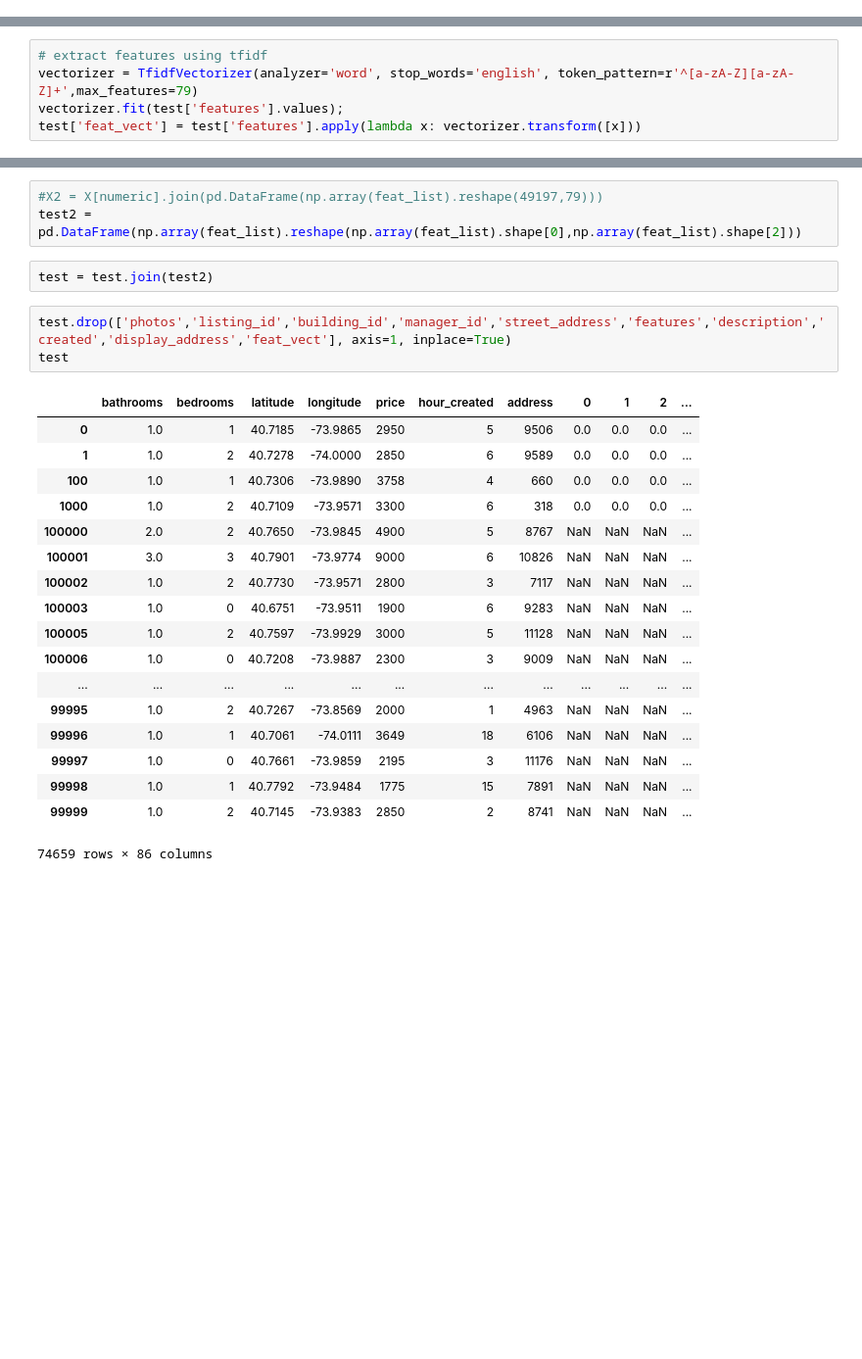
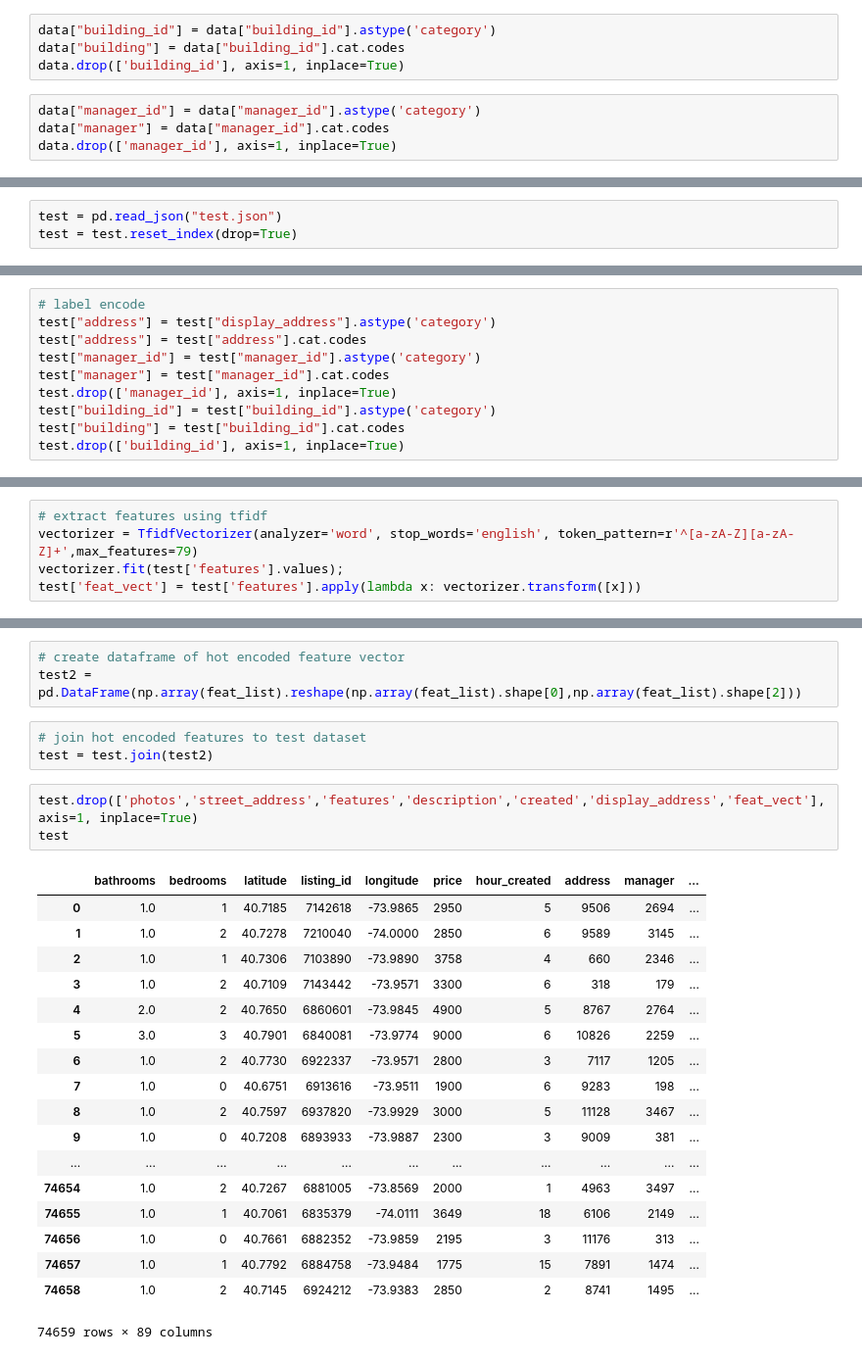
Before and after one commit to taryn-c/CMPT459-Project, a Jupyter notebook: Decision Tree.ipynb, the cells around one changed output, grey strips where cells are left out. Shown at 98% size. Cells and saved outputs as stored; diff of their text form; blank space fills up the shorter version.

```diff
--- a/Decision Tree.ipynb
+++ b/Decision Tree.ipynb
@@ -28,6 +35,14 @@ data.drop(['interest_level'], axis=1, inplace=True)
 data["address"] = data["display_address"].astype('category')
 data["address"] = data["address"].cat.codes
 data.drop(['display_address'], axis=1, inplace=True)
+# %%
+data["building_id"] = data["building_id"].astype('category')
+data["building"] = data["building_id"].cat.codes
+data.drop(['building_id'], axis=1, inplace=True)
+# %%
+data["manager_id"] = data["manager_id"].astype('category')
+data["manager"] = data["manager_id"].cat.codes
+data.drop(['manager_id'], axis=1, inplace=True)
 # %% [markdown]
 ## Split our data
 
@@ -276 +480,4 @@ X2 = X[numeric].join(X2)
+# %%
+test = pd.read_json("test.json")
+test = test.reset_index(drop=True)
 # %%
@@ -286,3 +488,13 @@ test["address"] = test["address"].cat.codes
+# %%
+# label encode
+test["address"] = test["display_address"].astype('category')
+test["address"] = test["address"].cat.codes
+test["manager_id"] = test["manager_id"].astype('category')
+test["manager"] = test["manager_id"].cat.codes
+test.drop(['manager_id'], axis=1, inplace=True)
+test["building_id"] = test["building_id"].astype('category')
+test["building"] = test["building_id"].cat.codes
+test.drop(['building_id'], axis=1, inplace=True)
 # %%
 # convert features list to string
 test['features'] = test['features'].apply(lambda x: ' '.join(x))
@@ -297,29 +510,30 @@ feat_list = []
 for i in feat:
     feat_list.append(i)
 # %%
-#X2 = X[numeric].join(pd.DataFrame(np.array(feat_list).reshape(49197,79)))
+# create dataframe of hot encoded feature vector
 test2 = pd.DataFrame(np.array(feat_list).reshape(np.array(feat_list).shape[0],np.array(feat_list).shape[2]))
-# %%
-test = test.join(test2)
+# %%
+# join hot encoded features to test dataset
+test = test.join(test2)
 # %%
-test.drop(['photos','listing_id','building_id','manager_id','street_address','features','description','created','display_address','feat_vect'], axis=1, inplace=True)
+test.drop(['photos','street_address','features','description','created','display_address','feat_vect'], axis=1, inplace=True)
 test
 # %% [output]
-|  | bathrooms | bedrooms | latitude | longitude | price | hour_created | address | 0 | 1 | 2 | ... |
-| 0 | 1.0 | 1 | 40.7185 | -73.9865 | 2950 | 5 | 9506 | 0.0 | 0.0 | 0.0 | ... |
-| 1 | 1.0 | 2 | 40.7278 | -74.0000 | 2850 | 6 | 9589 | 0.0 | 0.0 | 0.0 | ... |
-| 100 | 1.0 | 1 | 40.7306 | -73.9890 | 3758 | 4 | 660 | 0.0 | 0.0 | 0.0 | ... |
-| 1000 | 1.0 | 2 | 40.7109 | -73.9571 | 3300 | 6 | 318 | 0.0 | 0.0 | 0.0 | ... |
-| 100000 | 2.0 | 2 | 40.7650 | -73.9845 | 4900 | 5 | 8767 | NaN | NaN | NaN | ... |
-| 100001 | 3.0 | 3 | 40.7901 | -73.9774 | 9000 | 6 | 10826 | NaN | NaN | NaN | ... |
-| 100002 | 1.0 | 2 | 40.7730 | -73.9571 | 2800 | 3 | 7117 | NaN | NaN | NaN | ... |
-| 100003 | 1.0 | 0 | 40.6751 | -73.9511 | 1900 | 6 | 9283 | NaN | NaN | NaN | ... |
-| 100005 | 1.0 | 2 | 40.7597 | -73.9929 | 3000 | 5 | 11128 | NaN | NaN | NaN | ... |
-| 100006 | 1.0 | 0 | 40.7208 | -73.9887 | 2300 | 3 | 9009 | NaN | NaN | NaN | ... |
-| ... | ... | ... | ... | ... | ... | ... | ... | ... | ... | ... | ... |
-| 99995 | 1.0 | 2 | 40.7267 | -73.8569 | 2000 | 1 | 4963 | NaN | NaN | NaN | ... |
-| 99996 | 1.0 | 1 | 40.7061 | -74.0111 | 3649 | 18 | 6106 | NaN | NaN | NaN | ... |
-| 99997 | 1.0 | 0 | 40.7661 | -73.9859 | 2195 | 3 | 11176 | NaN | NaN | NaN | ... |
-| 99998 | 1.0 | 1 | 40.7792 | -73.9484 | 1775 | 15 | 7891 | NaN | NaN | NaN | ... |
-| 99999 | 1.0 | 2 | 40.7145 | -73.9383 | 2850 | 2 | 8741 | NaN | NaN | NaN | ... |
+|  | bathrooms | bedrooms | latitude | listing_id | longitude | price | hour_created | address | manager | ... |
+| 0 | 1.0 | 1 | 40.7185 | 7142618 | -73.9865 | 2950 | 5 | 9506 | 2694 | ... |
+| 1 | 1.0 | 2 | 40.7278 | 7210040 | -74.0000 | 2850 | 6 | 9589 | 3145 | ... |
+| 2 | 1.0 | 1 | 40.7306 | 7103890 | -73.9890 | 3758 | 4 | 660 | 2346 | ... |
+| 3 | 1.0 | 2 | 40.7109 | 7143442 | -73.9571 | 3300 | 6 | 318 | 179 | ... |
+| 4 | 2.0 | 2 | 40.7650 | 6860601 | -73.9845 | 4900 | 5 | 8767 | 2764 | ... |
+| 5 | 3.0 | 3 | 40.7901 | 6840081 | -73.9774 | 9000 | 6 | 10826 | 2259 | ... |
+| 6 | 1.0 | 2 | 40.7730 | 6922337 | -73.9571 | 2800 | 3 | 7117 | 1205 | ... |
+| 7 | 1.0 | 0 | 40.6751 | 6913616 | -73.9511 | 1900 | 6 | 9283 | 198 | ... |
+| 8 | 1.0 | 2 | 40.7597 | 6937820 | -73.9929 | 3000 | 5 | 11128 | 3467 | ... |
+| 9 | 1.0 | 0 | 40.7208 | 6893933 | -73.9887 | 2300 | 3 | 9009 | 381 | ... |
+| ... | ... | ... | ... | ... | ... | ... | ... | ... | ... | ... |
+| 74654 | 1.0 | 2 | 40.7267 | 6881005 | -73.8569 | 2000 | 1 | 4963 | 3497 | ... |
+| 74655 | 1.0 | 1 | 40.7061 | 6835379 | -74.0111 | 3649 | 18 | 6106 | 2149 | ... |
+| 74656 | 1.0 | 0 | 40.7661 | 6882352 | -73.9859 | 2195 | 3 | 11176 | 313 | ... |
+| 74657 | 1.0 | 1 | 40.7792 | 6884758 | -73.9484 | 1775 | 15 | 7891 | 1474 | ... |
+| 74658 | 1.0 | 2 | 40.7145 | 6924212 | -73.9383 | 2850 | 2 | 8741 | 1495 | ... |
-74659 rows × 86 columns
+74659 rows × 89 columns
```
Also changed, not shown: parts of 73 cells of this notebook, 2 other files.
